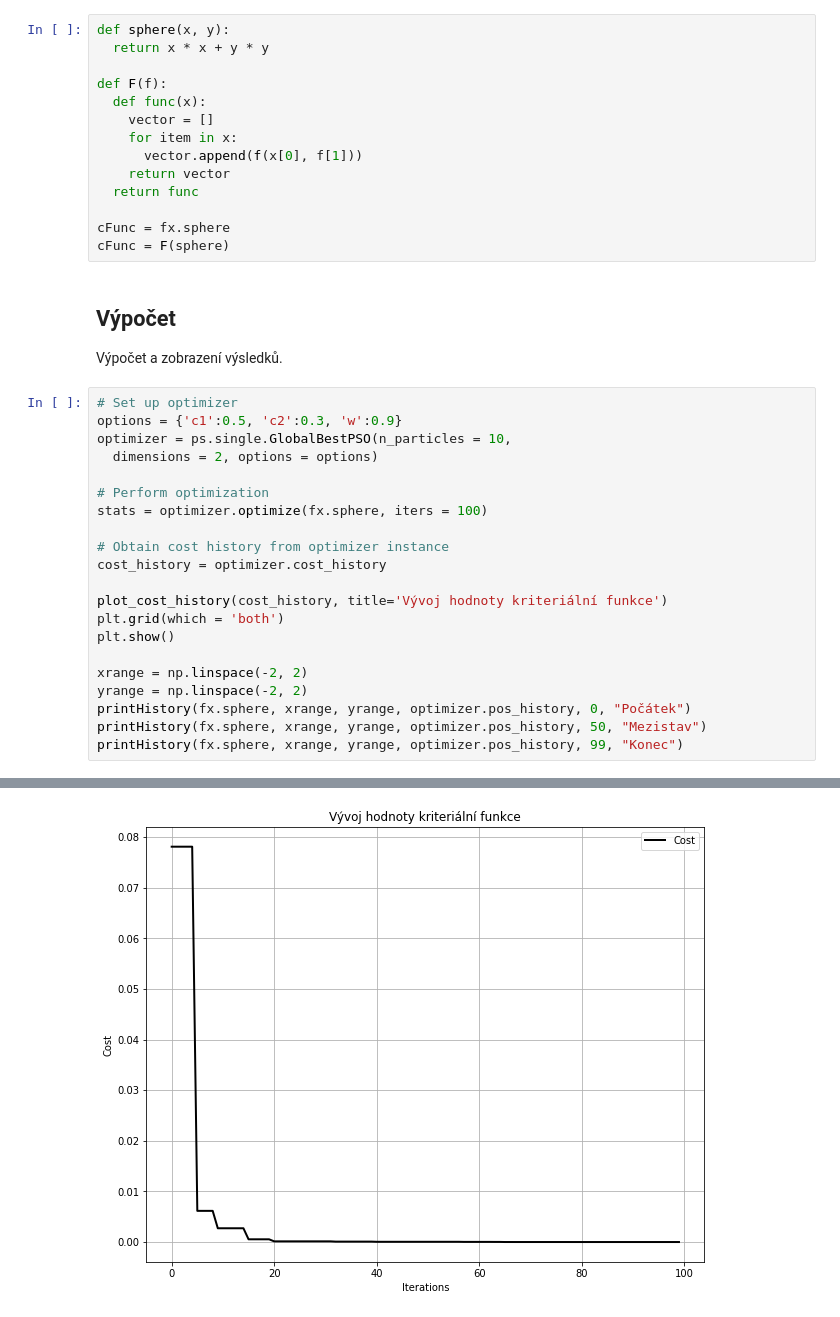
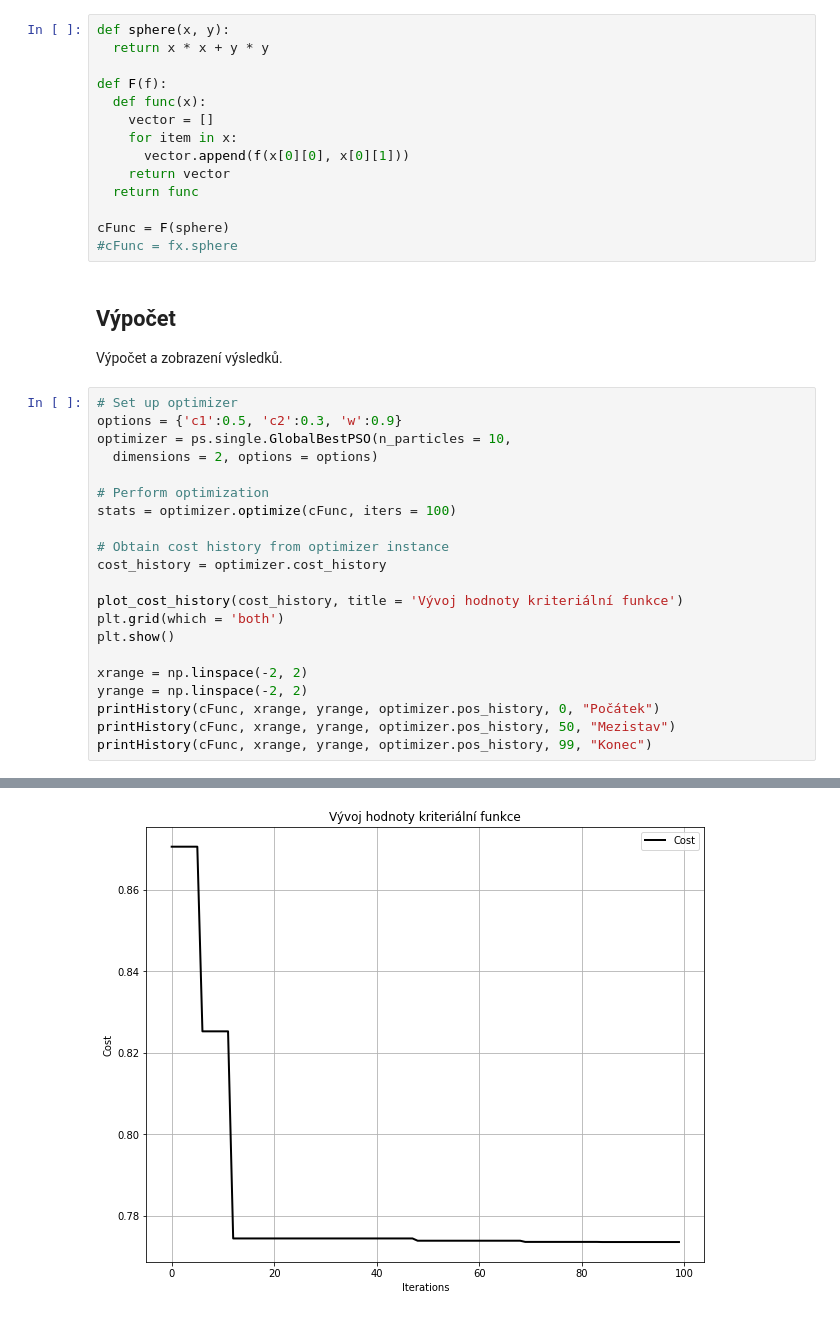
Before and after one commit to hrbolek/learning, a Jupyter notebook: operanalyst/swarms.ipynb, the cells around one changed output, grey strips where cells are left out. Saved outputs shown, nothing was run; the diff lists cells and outputs as text.

```diff
--- a/operanalyst/swarms.ipynb
+++ b/operanalyst/swarms.ipynb
@@ -111,12 +112,12 @@ def F(f):
   def func(x):
     vector = []
     for item in x:
-      vector.append(f(x[0], f[1]))
+      vector.append(f(x[0][0], x[0][1]))
     return vector
   return func
 
-cFunc = fx.sphere
 cFunc = F(sphere)
+#cFunc = fx.sphere
 # %% [markdown]
 ## Výpočet
 Výpočet a zobrazení výsledků.
@@ -127,18 +128,18 @@ optimizer = ps.single.GlobalBestPSO(n_particles = 10,
   dimensions = 2, options = options)
 
 # Perform optimization
-stats = optimizer.optimize(fx.sphere, iters = 100)
+stats = optimizer.optimize(cFunc, iters = 100)
 
 # Obtain cost history from optimizer instance
 cost_history = optimizer.cost_history
 
-plot_cost_history(cost_history, title='Vývoj hodnoty kriteriální funkce')
+plot_cost_history(cost_history, title = 'Vývoj hodnoty kriteriální funkce')
 plt.grid(which = 'both')
 plt.show()
 
 xrange = np.linspace(-2, 2)
 yrange = np.linspace(-2, 2)
-printHistory(fx.sphere, xrange, yrange, optimizer.pos_history, 0, "Počátek")
-printHistory(fx.sphere, xrange, yrange, optimizer.pos_history, 50, "Mezistav")
-printHistory(fx.sphere, xrange, yrange, optimizer.pos_history, 99, "Konec")
+printHistory(cFunc, xrange, yrange, optimizer.pos_history, 0, "Počátek")
+printHistory(cFunc, xrange, yrange, optimizer.pos_history, 50, "Mezistav")
+printHistory(cFunc, xrange, yrange, optimizer.pos_history, 99, "Konec")
 # %% [output]
@@ -147 +163 @@ printHistory(fx.sphere, xrange, yrange, optimizer.pos_history, 99, "Konec")
-[figure, old version]
+[figure, new version]
```
Also changed, not shown: parts of 6 cells of this notebook.
